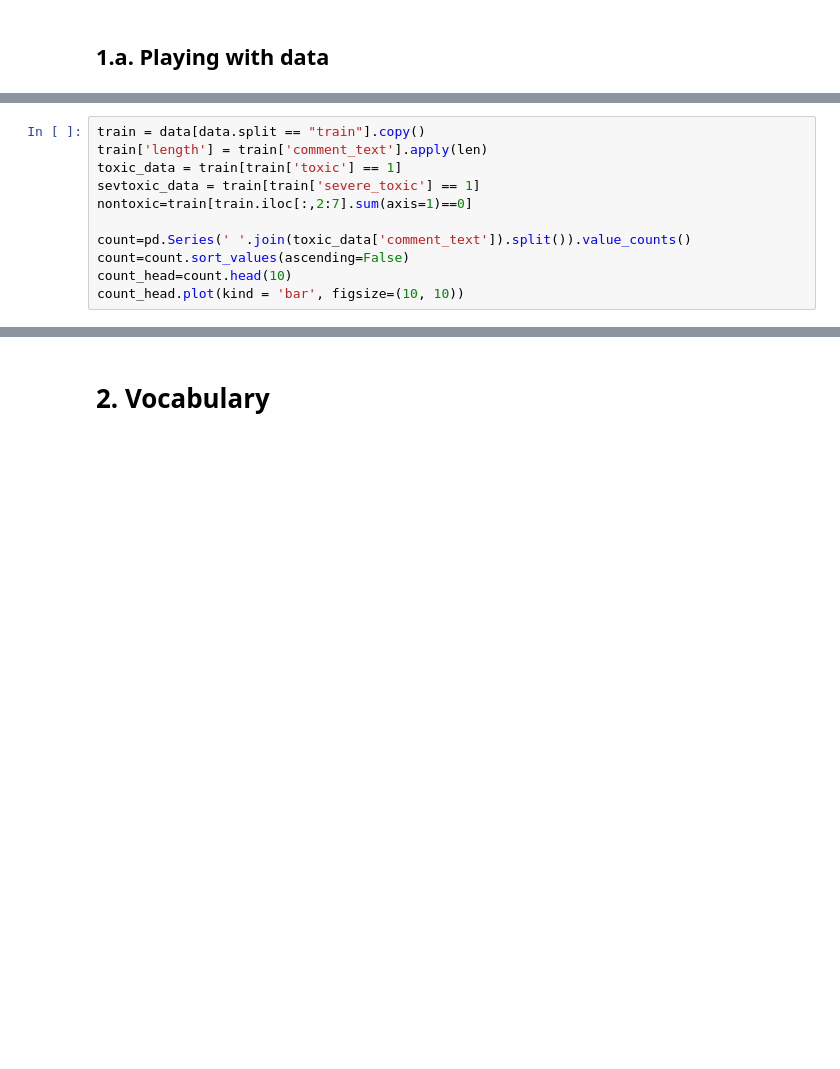
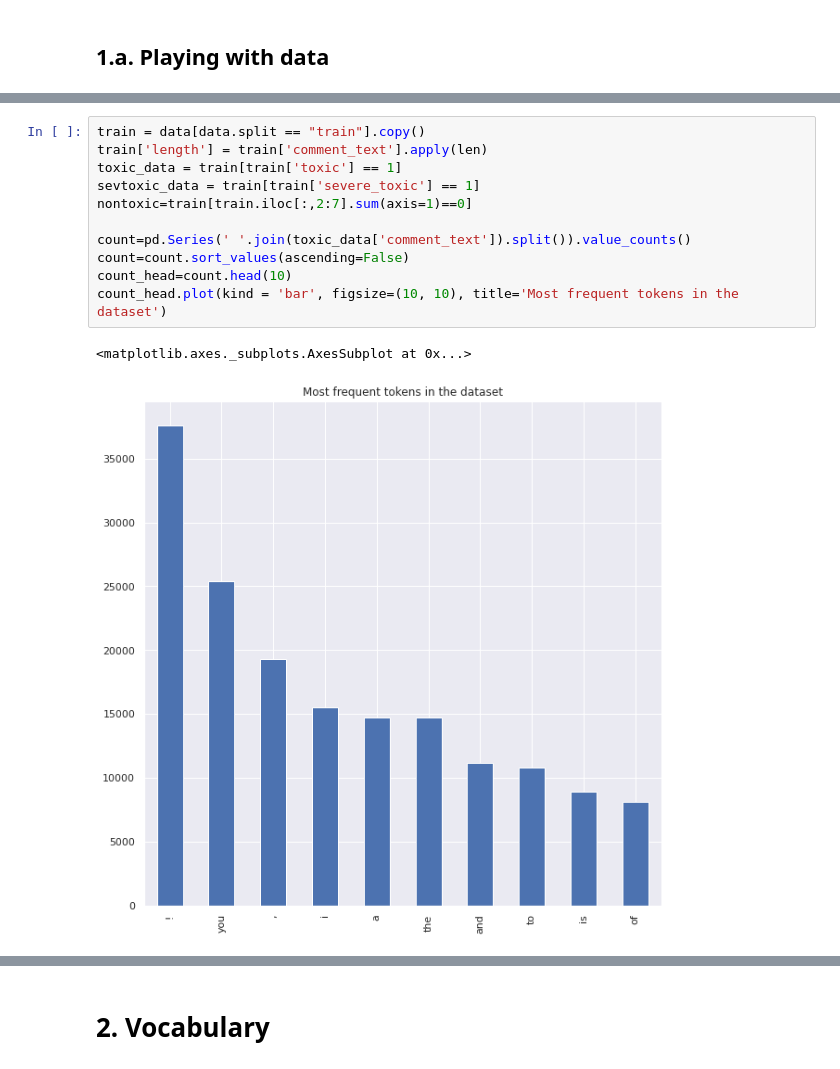
Before and after one commit to TheoDlmz/ToxicCommentProject, a Jupyter notebook: toxic_classification.ipynb, the cells around one changed output, grey strips where cells are left out. Drawn from its saved outputs; the diff is of its cells as text; blank space fills up the shorter version.

```diff
--- a/toxic_classification.ipynb
+++ b/toxic_classification.ipynb
@@ -144,14 +139,17 @@ for i in range(50):
 # %%
 train = data[data.split == "train"].copy()
 train['length'] = train['comment_text'].apply(len)
 toxic_data = train[train['toxic'] == 1]
 sevtoxic_data = train[train['severe_toxic'] == 1]
 nontoxic=train[train.iloc[:,2:7].sum(axis=1)==0]
 
 count=pd.Series(' '.join(toxic_data['comment_text']).split()).value_counts()
 count=count.sort_values(ascending=False)
 count_head=count.head(10)
-count_head.plot(kind = 'bar', figsize=(10, 10))
+count_head.plot(kind = 'bar', figsize=(10, 10), title='Most frequent tokens in the dataset')
+# %% [output]
+<matplotlib.axes._subplots.AxesSubplot at 0x...>
+[figure, added]
 # %%
 rcParams['figure.figsize'] = (12.0, 6.0)
 bins = 1000
```
Also changed, not shown: parts of 52 cells of this notebook, 2 other files.
